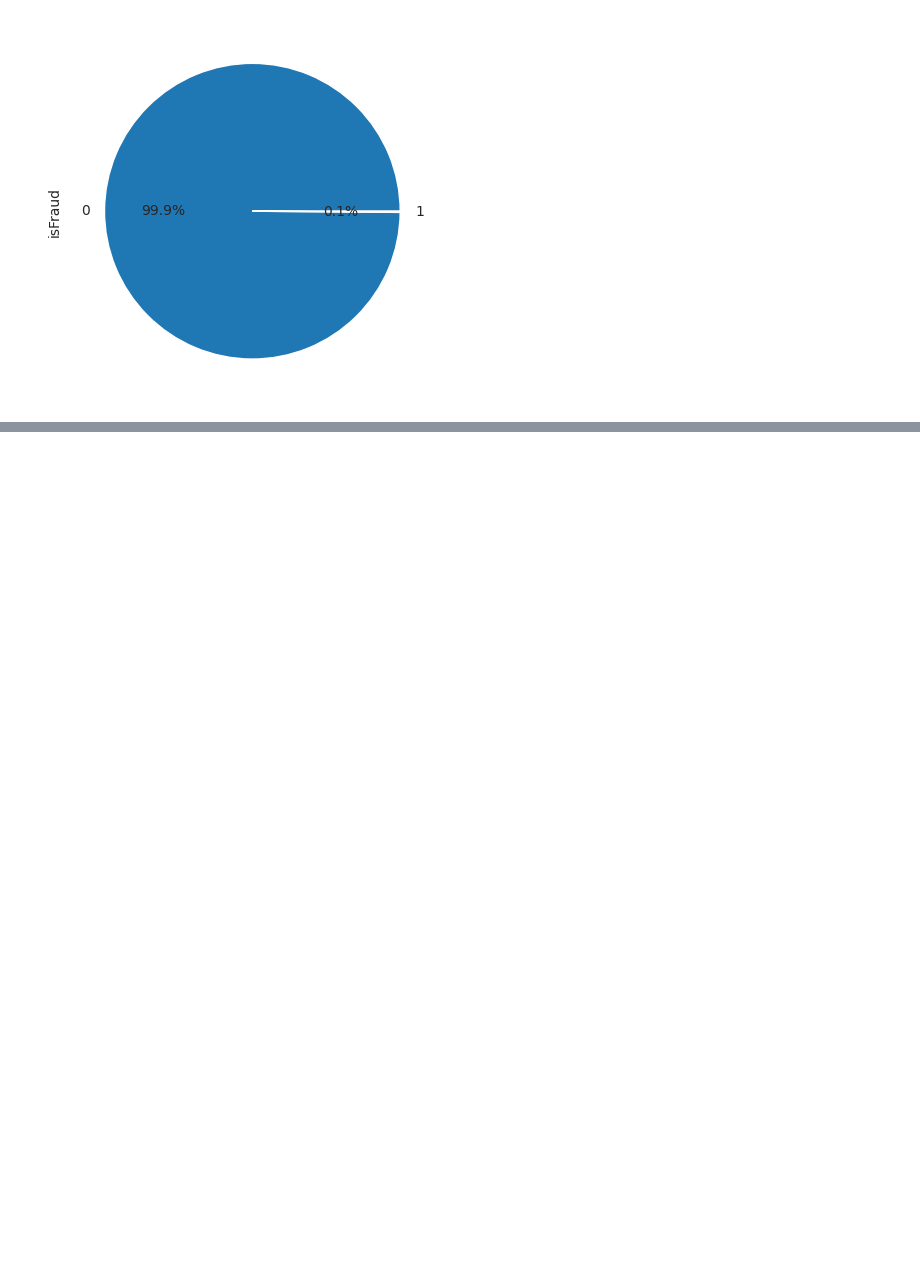
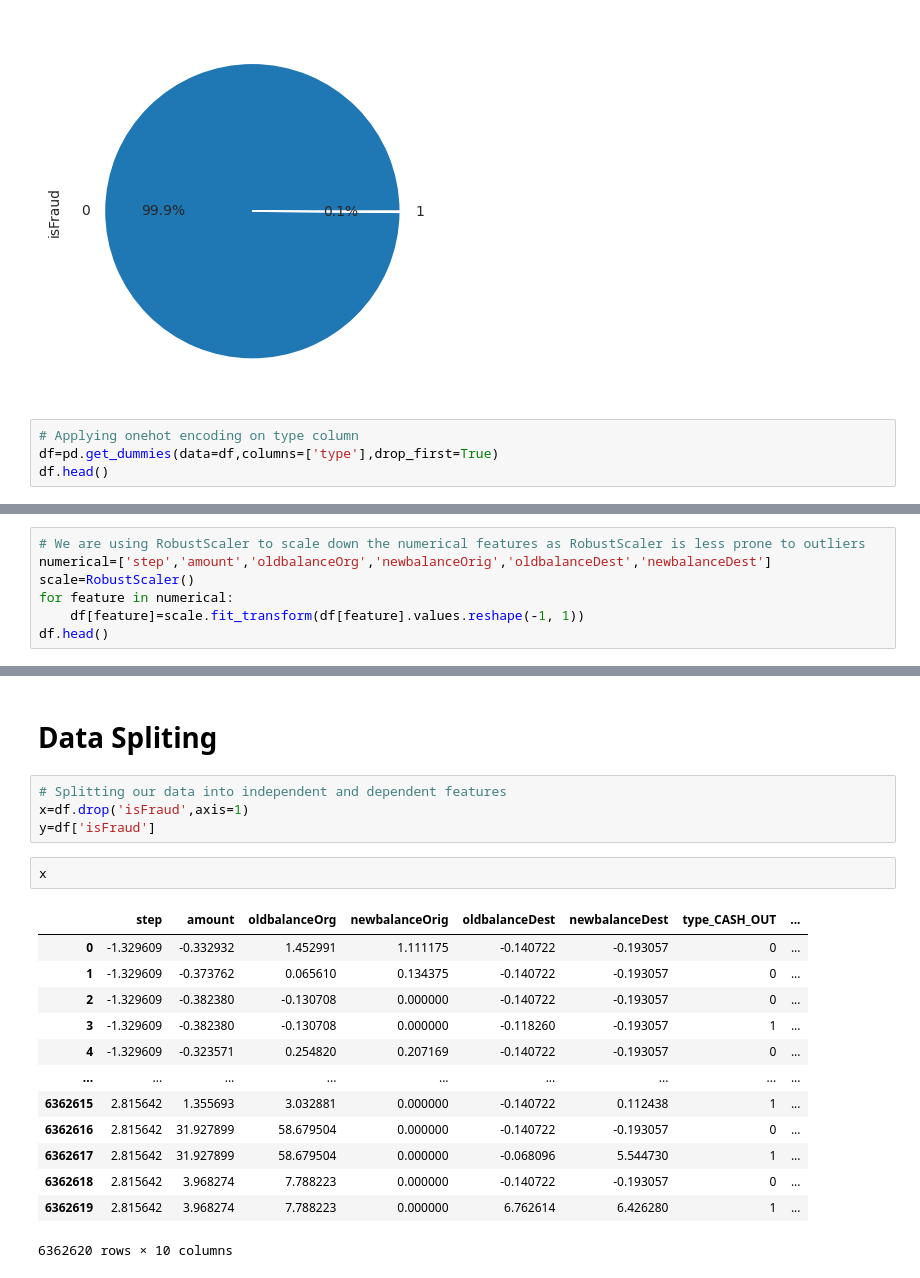
Before and after one commit to KishorAlagappan/Fraudulent-transactions-Detection-ML-model, a Jupyter notebook: Fraudulent_transactions_Detection_ML_model.ipynb, the cells around one changed output, grey strips where cells are left out. Drawn from its saved outputs; the diff is of its cells as text; blank space fills up the shorter version.

```diff
--- a/Fraudulent_transactions_Detection_ML_model.ipynb
+++ b/Fraudulent_transactions_Detection_ML_model.ipynb
@@ -201,3 +204,7 @@ Frauds: 0.12908204481801522
 df['isFraud'].value_counts().plot.pie(autopct='%1.1f%%');
 # %% [output]
 [figure]
+# %%
+# Applying onehot encoding on type column
+df=pd.get_dummies(data=df,columns=['type'],drop_first=True)
+df.head()
@@ -203,0 +218,7 @@ df['isFraud'].value_counts().plot.pie(autopct='%1.1f%%');
+# %%
+# We are using RobustScaler to scale down the numerical features as RobustScaler is less prone to outliers
+numerical=['step','amount','oldbalanceOrg','newbalanceOrig','oldbalanceDest','newbalanceDest']
+scale=RobustScaler()
+for feature in numerical:
+    df[feature]=scale.fit_transform(df[feature].values.reshape(-1, 1))
+df.head()
@@ -203,0 +232,22 @@ df['isFraud'].value_counts().plot.pie(autopct='%1.1f%%');
+# %% [markdown]
+# Data Spliting
+# %%
+# Splitting our data into independent and dependent features
+x=df.drop('isFraud',axis=1)
+y=df['isFraud']
+# %%
+x
+# %% [output]
+|  | step | amount | oldbalanceOrg | newbalanceOrig | oldbalanceDest | newbalanceDest | type_CASH_OUT | ... |
+| 0 | -1.329609 | -0.332932 | 1.452991 | 1.111175 | -0.140722 | -0.193057 | 0 | ... |
+| 1 | -1.329609 | -0.373762 | 0.065610 | 0.134375 | -0.140722 | -0.193057 | 0 | ... |
+| 2 | -1.329609 | -0.382380 | -0.130708 | 0.000000 | -0.140722 | -0.193057 | 0 | ... |
+| 3 | -1.329609 | -0.382380 | -0.130708 | 0.000000 | -0.118260 | -0.193057 | 1 | ... |
+| 4 | -1.329609 | -0.323571 | 0.254820 | 0.207169 | -0.140722 | -0.193057 | 0 | ... |
+| ... | ... | ... | ... | ... | ... | ... | ... | ... |
+| 6362615 | 2.815642 | 1.355693 | 3.032881 | 0.000000 | -0.140722 | 0.112438 | 1 | ... |
+| 6362616 | 2.815642 | 31.927899 | 58.679504 | 0.000000 | -0.140722 | -0.193057 | 0 | ... |
+| 6362617 | 2.815642 | 31.927899 | 58.679504 | 0.000000 | -0.068096 | 5.544730 | 1 | ... |
+| 6362618 | 2.815642 | 3.968274 | 7.788223 | 0.000000 | -0.140722 | -0.193057 | 0 | ... |
+| 6362619 | 2.815642 | 3.968274 | 7.788223 | 0.000000 | 6.762614 | 6.426280 | 1 | ... |
+6362620 rows × 10 columns
```
Also changed, not shown: parts of 4 cells of this notebook.
